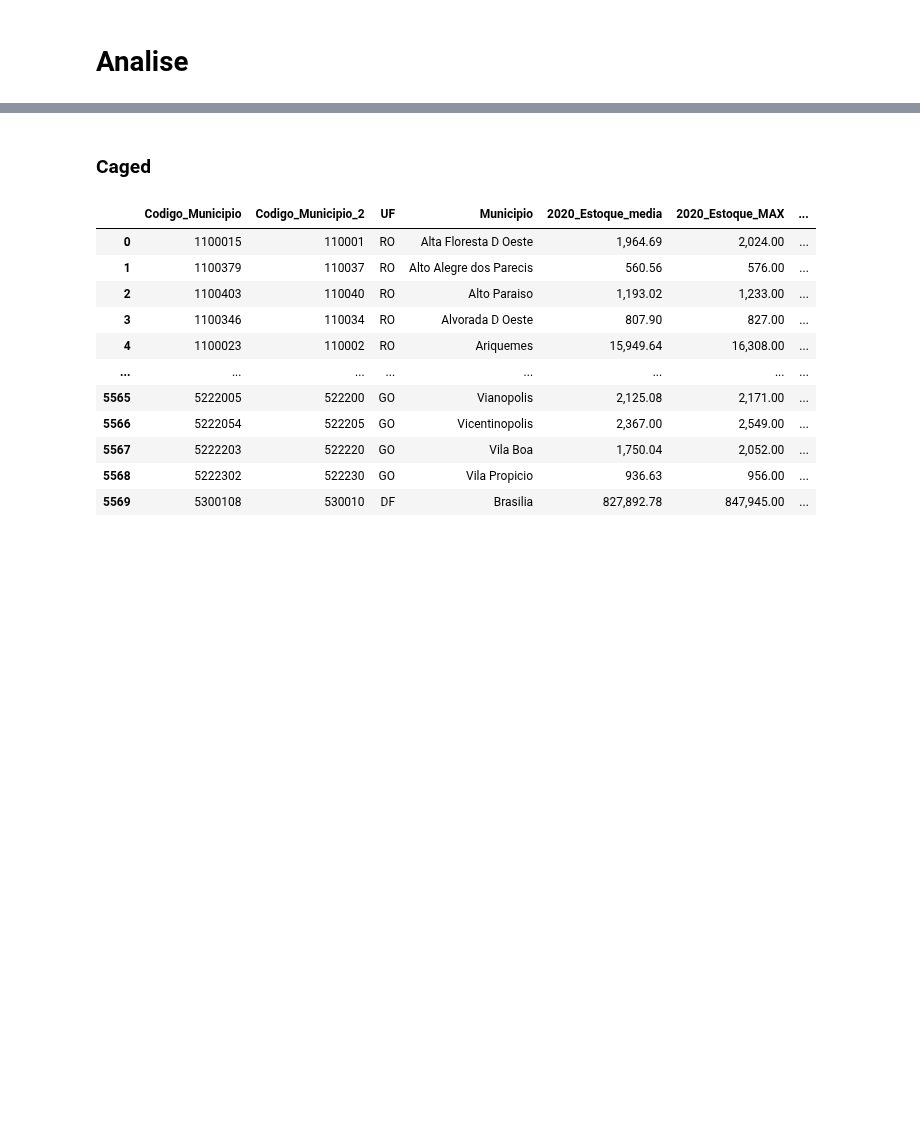
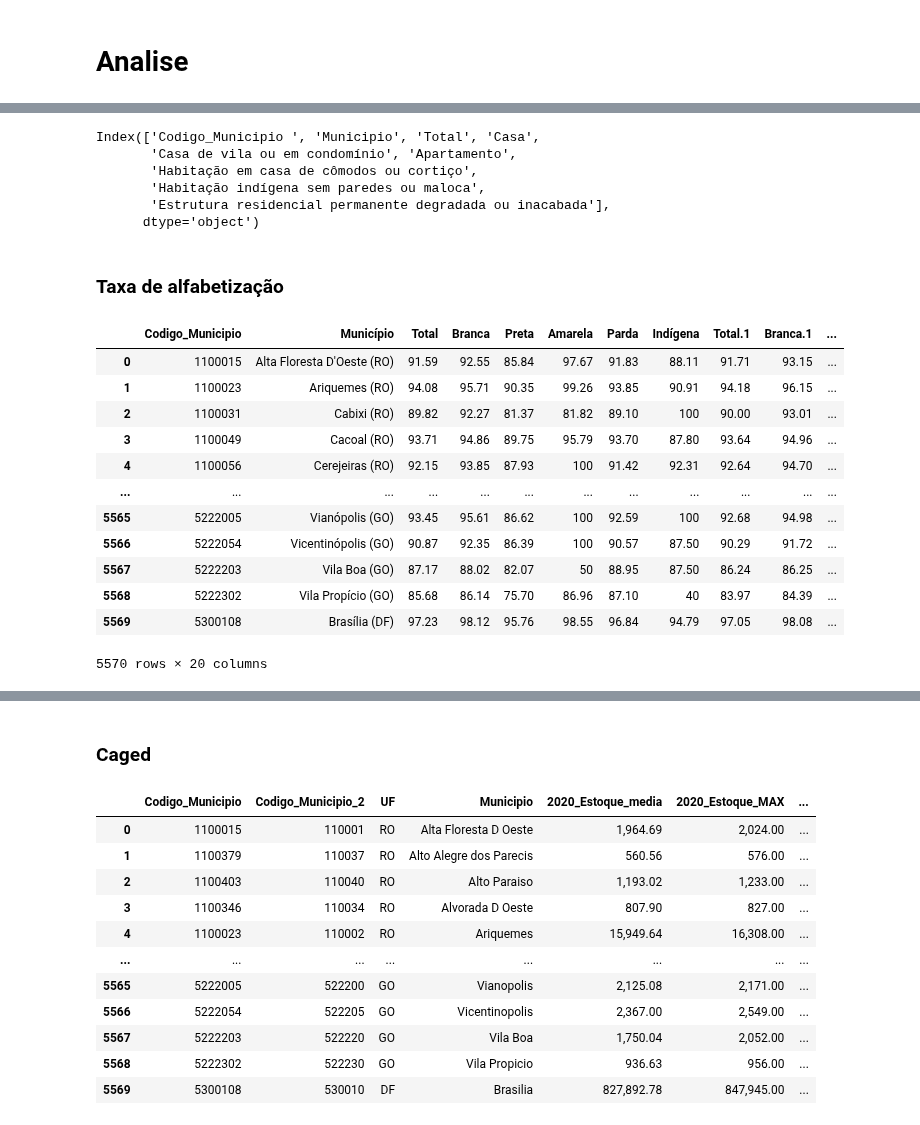
Before and after one commit to AHChaves/IC-InSAN, a Jupyter notebook: Integracao/integracao_2022.ipynb, the cells around one changed output, grey strips where cells are left out. Drawn from its saved outputs; the diff is of its cells as text; code cells hidden in the pictures; blank space fills up the shorter version.

Commit message:
ADD: tabelas de taxa de alfabetização, coleta de lixo e tipo de domicilio no ano de 2022

```diff
--- a/Integracao/integracao_2022.ipynb
+++ b/Integracao/integracao_2022.ipynb
@@ -27,3 +27,5 @@ leitos_repouso_Urgencia_FEM = pd.read_csv("../dataset/Condicao de Saude Tipico/I
 leitos_repouso_Urgencia_INDF = pd.read_csv("../dataset/Condicao de Saude Tipico/Infraestrutura/numero de Leitos/CNES_Leitos_repouso_Urgencia_INDF.csv",encoding='latin-1', skiprows=3, sep=';')
 leitos_repouso_Urgencia_MASC = pd.read_csv("../dataset/Condicao de Saude Tipico/Infraestrutura/numero de Leitos/CNES_Leitos_repouso_Urgencia_MASC.csv",encoding='latin-1', skiprows=3, sep=';')
 leitos_repouso_Urgencia_PED = pd.read_csv("../dataset/Condicao de Saude Tipico/Infraestrutura/numero de Leitos/CNES_Leitos_repouso_Urgencia_PED.csv",encoding='latin-1', skiprows=3, sep=';')
+# %%
+taxa_alf = pd.read_excel("../dataset/Social/Escolaridade/Taxa de alfabetização.xlsx")
@@ -31,0 +111,27 @@ leitos_repouso_Urgencia_PED = pd.read_csv("../dataset/Condicao de Saude Tipico/I
+# %%
+tipo_domi.columns
+# %% [output]
+Index(['Codigo_Municipio ', 'Municipio', 'Total', 'Casa',
+       'Casa de vila ou em condomínio', 'Apartamento',
+       'Habitação em casa de cômodos ou cortiço',
+       'Habitação indígena sem paredes ou maloca',
+       'Estrutura residencial permanente degradada ou inacabada'],
+      dtype='object')
+# %% [markdown]
+### Taxa de alfabetização
+# %%
+taxa_alf
+# %% [output]
+|  | Codigo_Municipio | Município | Total | Branca | Preta | Amarela | Parda | Indígena | Total.1 | Branca.1 | ... |
+| 0 | 1100015 | Alta Floresta D'Oeste (RO) | 91.59 | 92.55 | 85.84 | 97.67 | 91.83 | 88.11 | 91.71 | 93.15 | ... |
+| 1 | 1100023 | Ariquemes (RO) | 94.08 | 95.71 | 90.35 | 99.26 | 93.85 | 90.91 | 94.18 | 96.15 | ... |
+| 2 | 1100031 | Cabixi (RO) | 89.82 | 92.27 | 81.37 | 81.82 | 89.10 | 100 | 90.00 | 93.01 | ... |
+| 3 | 1100049 | Cacoal (RO) | 93.71 | 94.86 | 89.75 | 95.79 | 93.70 | 87.80 | 93.64 | 94.96 | ... |
+| 4 | 1100056 | Cerejeiras (RO) | 92.15 | 93.85 | 87.93 | 100 | 91.42 | 92.31 | 92.64 | 94.70 | ... |
+| ... | ... | ... | ... | ... | ... | ... | ... | ... | ... | ... | ... |
+| 5565 | 5222005 | Vianópolis (GO) | 93.45 | 95.61 | 86.62 | 100 | 92.59 | 100 | 92.68 | 94.98 | ... |
+| 5566 | 5222054 | Vicentinópolis (GO) | 90.87 | 92.35 | 86.39 | 100 | 90.57 | 87.50 | 90.29 | 91.72 | ... |
+| 5567 | 5222203 | Vila Boa (GO) | 87.17 | 88.02 | 82.07 | 50 | 88.95 | 87.50 | 86.24 | 86.25 | ... |
+| 5568 | 5222302 | Vila Propício (GO) | 85.68 | 86.14 | 75.70 | 86.96 | 87.10 | 40 | 83.97 | 84.39 | ... |
+| 5569 | 5300108 | Brasília (DF) | 97.23 | 98.12 | 95.76 | 98.55 | 96.84 | 94.79 | 97.05 | 98.08 | ... |
+5570 rows × 20 columns
```
Also changed, not shown: parts of 24 cells of this notebook.
